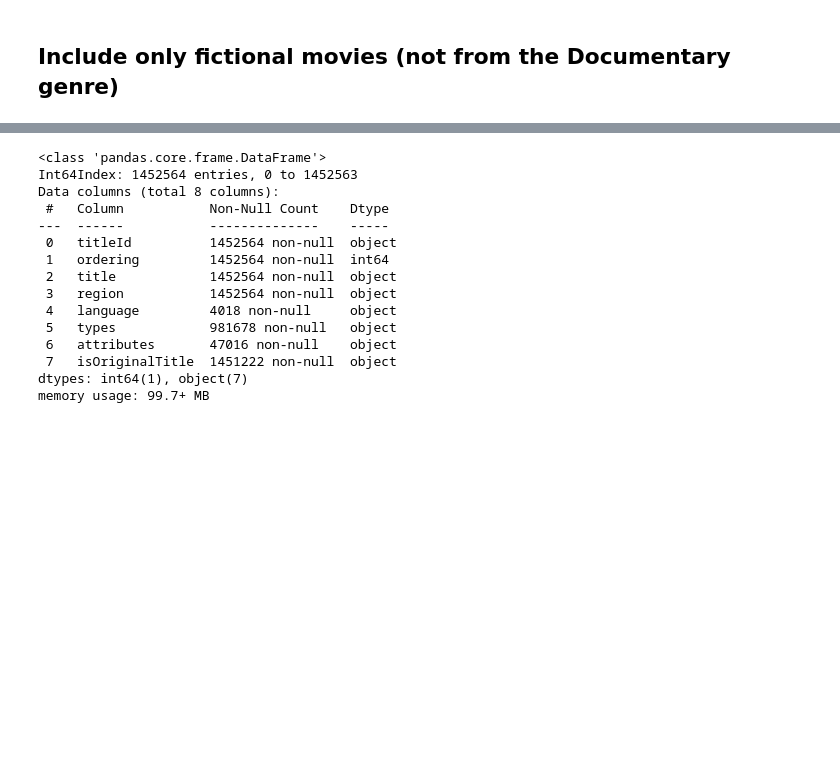
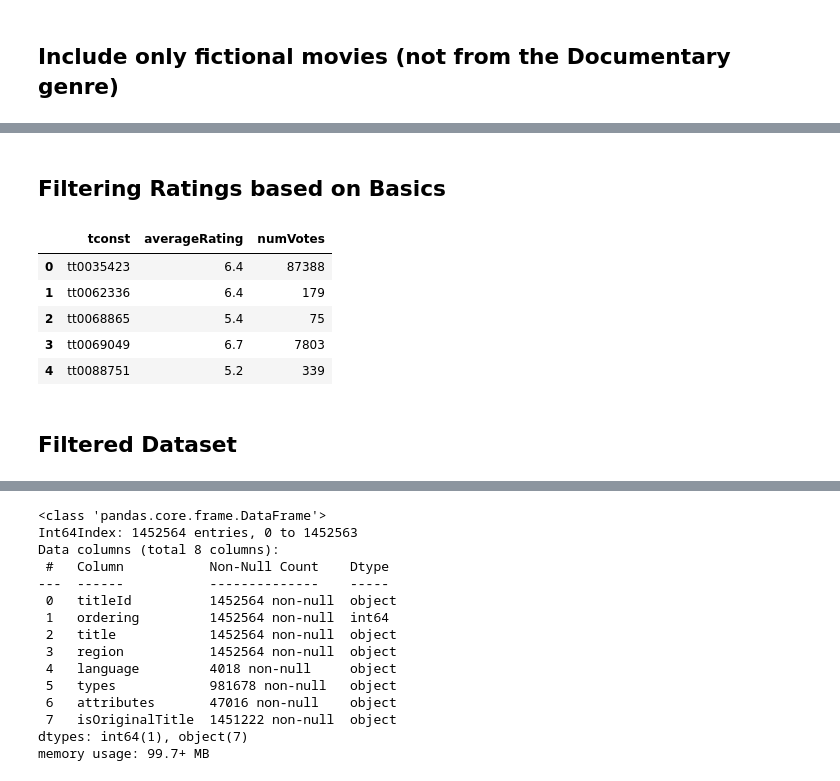
Before and after one commit to AshikSathiya/Project-3, a Jupyter notebook: Project 3 Part 1.ipynb, the cells around one changed output, grey strips where cells are left out. Saved outputs shown, nothing was run; the diff lists cells and outputs as text; code cells hidden in the pictures; blank space fills up the shorter version.

```diff
--- a/Project 3 Part 1.ipynb
+++ b/Project 3 Part 1.ipynb
@@ -246,0 +196,20 @@ memory usage: 3.6+ MB
+# %% [markdown]
+## Filtering Ratings based on Basics
+# %%
+ratings_filtered = ratings.copy()
+ratings_filtered = ratings_filtered.merge(basics_filtered, on='tconst', how='inner')
+
+selected_columns = ['tconst', 'averageRating', 'numVotes']
+
+ratings_filtered = ratings_filtered[selected_columns]
+
+ratings_filtered.head()
+# %% [output]
+|  | tconst | averageRating | numVotes |
+| 0 | tt0035423 | 6.4 | 87388 |
+| 1 | tt0062336 | 6.4 | 179 |
+| 2 | tt0068865 | 5.4 | 75 |
+| 3 | tt0069049 | 6.7 | 7803 |
+| 4 | tt0088751 | 5.2 | 339 |
+# %% [markdown]
+## Filtered Dataset
```
Also changed, not shown: parts of 25 cells of this notebook, 3 other files.
